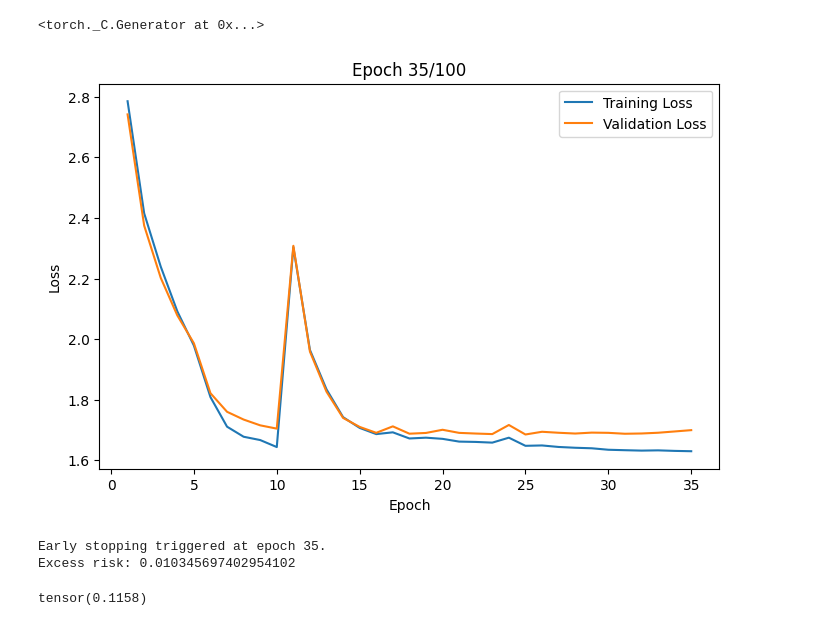
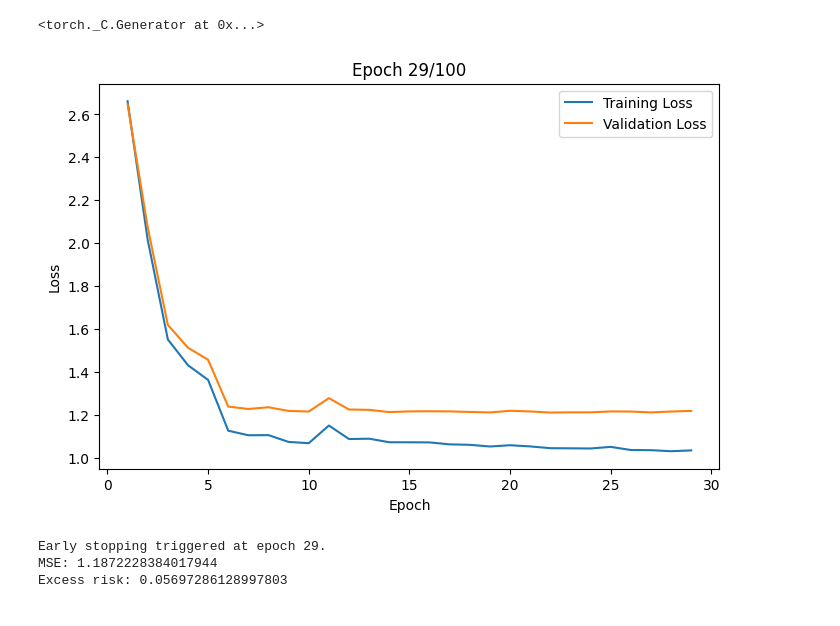
Before and after one commit to tianyima2000/DNN_missing_data, a Jupyter notebook: Tutorial.ipynb, the cells around one changed output. Cells and saved outputs as stored; diff of their text form; code cells hidden in the pictures.

```diff
--- a/Tutorial.ipynb
+++ b/Tutorial.ipynb
@@ -131,8 +171,8 @@ class PENN(nn.Module):
         super().__init__()
         embedding_dim = 5
 
-        # Construct the neural network f2
-        self.f2 = nn.Sequential(
+        # Construct the neural network f1
+        self.f1 = nn.Sequential(
             nn.Linear(d, 70),
             nn.ReLU(),
             nn.Linear(70, 70),
@@ -141,8 +181,8 @@ class PENN(nn.Module):
             nn.ReLU()
         )
 
-        # Construct the neural network f3, i.e. the embedding function
-        self.f3 = nn.Sequential(
+        # Construct the neural network f2, i.e. the embedding function
+        self.f2 = nn.Sequential(
             nn.Linear(d, 30),
             nn.ReLU(),
             nn.Linear(30, 30),
@@ -153,8 +193,8 @@ class PENN(nn.Module):
         )
 
 
-        # Construct the neural network f1
-        self.f1 = nn.Sequential(
+        # Construct the neural network f3
+        self.f3 = nn.Sequential(
             nn.Linear(70 + embedding_dim, 70),
             nn.ReLU(),
             nn.Linear(70, 70),
@@ -166,21 +206,20 @@ class PENN(nn.Module):
 
     # Combine f1, f2 and f3 to construct the Pattern Embedding Neural Network
     def forward(self, z, omega):
-        # Compute the output of f2 and f3
-        f2_output = self.f2(z)
-        f3_output = self.f3(omega)
+        # Compute the output of f1 and f2
+        f1_output = self.f1(z)
+        f2_output = self.f2(omega)
 
-        # Concatenate the output of f2 and f3
-        combined_features = torch.cat((f2_output, f3_output), dim=1)
+        # Concatenate the output of f1 and f2
+        combined_features = torch.cat((f1_output, f2_output), dim=1)
 
         # Apply the combined network
-        final_output = self.f1(combined_features)
+        final_output = self.f3(combined_features)
 
         return final_output
 # %%
 lr = 0.001
 epochs = 100
-patience = 10
 weight_decay = 0.001
 
 model_PENN = PENN()
@@ -189,6 +228,7 @@ PENN_train_loader = DataLoader(dataset = PENN_train_data, batch_size=200, shuffl
 
 optimizer = optim.Adam(model_PENN.parameters(), lr=lr, weight_decay=weight_decay)
 loss_fn = nn.MSELoss()
+early_stopping = EarlyStopping(patience=10, min_delta=0.001)
 
 train_losses = []
 val_losses = []
@@ -197,53 +237,46 @@ for epoch in range(epochs):
 
     model_PENN.train()
     if epoch == 10:
-        model_PENN = global_prune(model_PENN, amount = 0.9)
-        optimizer = optim.Adam(model_PENN.parameters(), lr=lr)
+        model_PENN = global_prune(model_PENN, amount = 0.8)
     for z_batch, omega_batch, y_batch in PENN_train_loader:
         optimizer.zero_grad()
         pred = model_PENN(z_batch, omega_batch)
         loss = loss_fn(pred, y_batch)
         loss.backward()
         optimizer.step()
 
     # Record training and validation losses
     model_PENN.eval()
     with torch.no_grad():
         train_losses.append(loss_fn(model_PENN(Z_ZI_train, Omega_train), Y_train))
         val_losses.append(loss_fn(model_PENN(Z_ZI_val, Omega_val), Y_val))
 
     # Live plotting (Jupyter only)
     clear_output(wait=True)
     plt.figure(figsize=(8, 5))
     plt.plot(range(1,epoch+2), train_losses, label='Training Loss')
     plt.plot(range(1,epoch+2), val_losses, label='Validation Loss')
     plt.title(f'Epoch {epoch+1}/{epochs}')
     plt.xlabel('Epoch')
     plt.ylabel('Loss')
     plt.legend()
     plt.show()
 
-    # Early stopping
     if epoch >= 10:
-        min_index = val_losses.index(min(val_losses[10:]))
-        if epoch - min_index >= patience:
-            print(f'Early stopping triggered at epoch {epoch+1}.')
+        early_stopping(val_losses[-1], model_PENN)
+        if early_stopping.early_stop:
+            print(f"Early stopping triggered at epoch {epoch+1}.")
             break
 
 
+early_stopping.restore_weights(model_PENN)
+
 # Print excess risk, i.e. testing loss - bayes risk
 model_PENN.eval()
-print(f'Excess risk: {loss_fn(model_PENN(Z_ZI_test, Omega_test), Y_test) - 1.448 - sigma**2}')
+print(f'MSE: {loss_fn(model_PENN(Z_ZI_test, Omega_test), Y_test)}')
+print(f'Excess risk: {loss_fn(model_PENN(Z_ZI_test, Omega_test), Y_test) - 0.88025 - sigma**2}')
 # %% [output]
-[figure, old version]
+[figure, new version]
-Early stopping triggered at epoch 35.
-Excess risk: 0.010345697402954102
+Early stopping triggered at epoch 29.
+MSE: 1.1872228384017944
+Excess risk: 0.05697286128997803
-# %%
-# Check sparsity
-l0_norm = 0
-for param in model_PENN.parameters():
-    l0_norm += torch.sum(param != 0)
-total_param = sum(p.numel() for p in model_PENN.parameters())
-print(l0_norm/total_param)
-# %% [output]
-tensor(0.1158)
```
Also changed, not shown: parts of 3 cells of this notebook.
